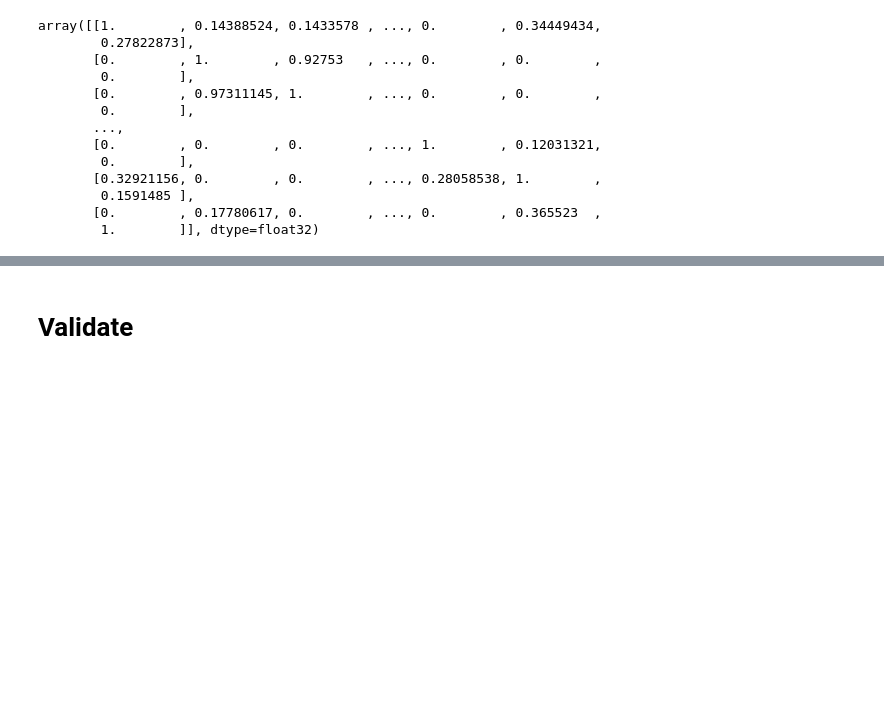
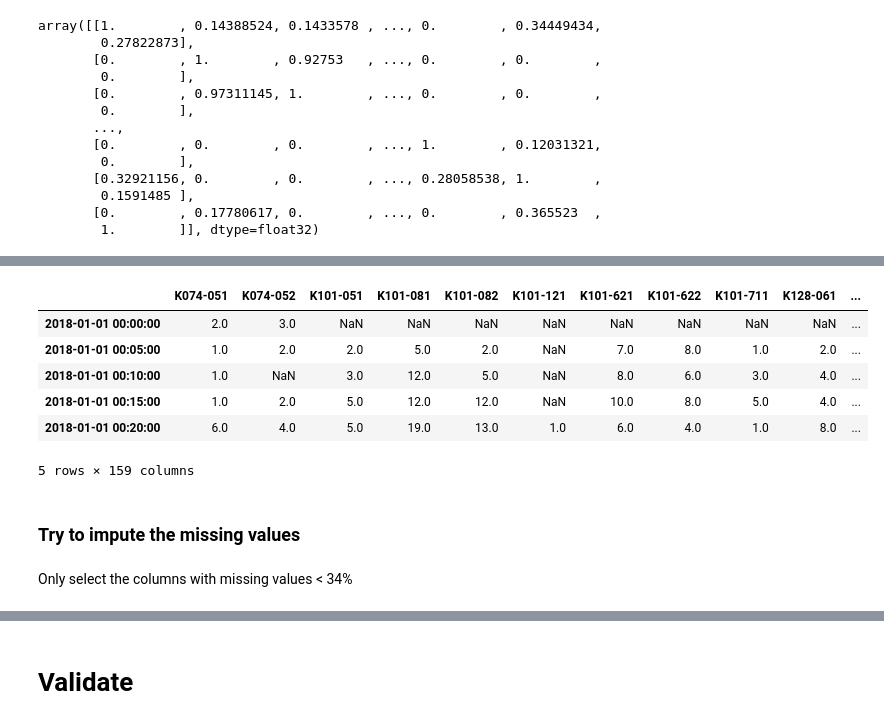
Before and after one commit to xuyou1999/Distance-Enhanced-Spatial-Pre-Training-DESPT, a Jupyter notebook: explore_data.ipynb, the cells around one changed output, grey strips where cells are left out. Drawn from its saved outputs; the diff is of its cells as text; code cells hidden in the pictures; blank space fills up the shorter version.

Commit message:
process hague dataset

```diff
--- a/explore_data.ipynb
+++ b/explore_data.ipynb
@@ -205,3 +258,8 @@ array([[1.       , 0.       , 0.       , ..., 0.       , 0.       ,
+# %%
+with open('data/Hauge/distances.csv', mode='w', newline='') as file:
+    writer = csv.DictWriter(file, fieldnames=['trajectory', 'from', 'to', 'cost'])
+    writer.writeheader()
+    writer.writerows(results)
 # %% [markdown]
 # Calculate new distance
 # %%
@@ -364,0 +502,13 @@ with open(file_path, 'wb') as f:
+# %%
+import pandas as pd
+
+# Load the CSV file
+df = pd.read_csv("data/Hauge/K182/K182-2019-9-1.csv", delimiter=';')
+
+# Convert the first column to datetime, assuming the format "day-month-year hours:minutes"
+# Note: Adjust the 'dayfirst=True' parameter if your date format varies
+first_column_name = df.columns[0]
+df[first_column_name] = pd.to_datetime(df[first_column_name], dayfirst=True)
+
+# Format the date in the desired output format "year-month-day hours:minutes"
+df[first_column_name] = df[first_column_name].dt.strftime('%Y-%m-%d %H:%M')
@@ -364,0 +519,6 @@ with open(file_path, 'wb') as f:
+# %%
+import pandas as pd
+
+# Load the CSV file
+df = pd.read_csv("data/Hauge/K182/K182-2019-9-2.csv", delimiter=';')
+df.loc[:len(df)-2, first_column_name] = pd.to_datetime(df[first_column_name].iloc[:-1], dayfirst=True).dt.strftime('%Y-%m-%d %H:%M')
@@ -364,0 +619,12 @@ with open(file_path, 'wb') as f:
+# %%
+import json
+
+# Convert datetime objects to strings in missing_timestamps_dict
+for sensor, timestamps in missing_timestamps_dict.items():
+    missing_timestamps_dict[sensor] = [timestamp.isoformat() for timestamp in timestamps]
+
+# Save missing_timestamps_dict to a JSON file
+with open('missing_timestamps.json', 'w') as f:
+    json.dump(missing_timestamps_dict, f, indent=4)
+
+# The file missing_timestamps.json now contains the missing timestamps data
@@ -364,0 +701,13 @@ with open(file_path, 'wb') as f:
+# %%
+hague = pd.concat(intersections, axis=1)
+hague = hague.sort_index(axis=1)
+
+hague.head()
+# %% [output]
+|  | K074-051 | K074-052 | K101-051 | K101-081 | K101-082 | K101-121 | K101-621 | K101-622 | K101-711 | K128-061 | ... |
+| 2018-01-01 00:00:00 | 2.0 | 3.0 | NaN | NaN | NaN | NaN | NaN | NaN | NaN | NaN | ... |
+| 2018-01-01 00:05:00 | 1.0 | 2.0 | 2.0 | 5.0 | 2.0 | NaN | 7.0 | 8.0 | 1.0 | 2.0 | ... |
+| 2018-01-01 00:10:00 | 1.0 | NaN | 3.0 | 12.0 | 5.0 | NaN | 8.0 | 6.0 | 3.0 | 4.0 | ... |
+| 2018-01-01 00:15:00 | 1.0 | 2.0 | 5.0 | 12.0 | 12.0 | NaN | 10.0 | 8.0 | 5.0 | 4.0 | ... |
+| 2018-01-01 00:20:00 | 6.0 | 4.0 | 5.0 | 19.0 | 13.0 | 1.0 | 6.0 | 4.0 | 1.0 | 8.0 | ... |
+5 rows × 159 columns
@@ -364,0 +716,4 @@ with open(file_path, 'wb') as f:
+# %% [markdown]
+### Try to impute the missing values
+# %% [markdown]
+Only select the columns with missing values < 34%
```
Also changed, not shown: parts of 52 cells of this notebook.
